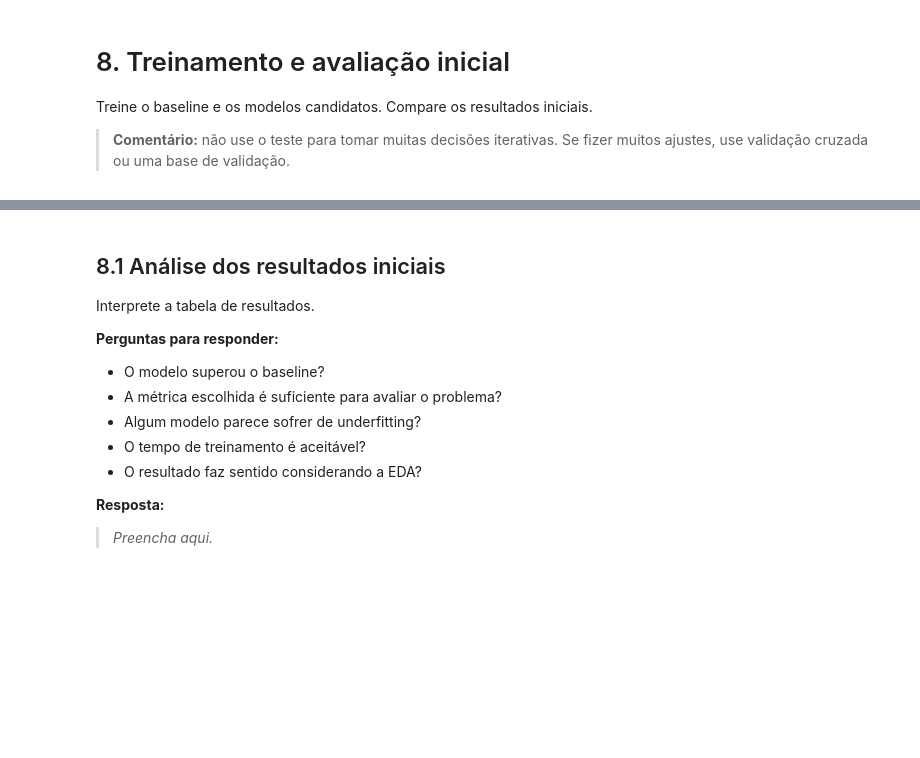
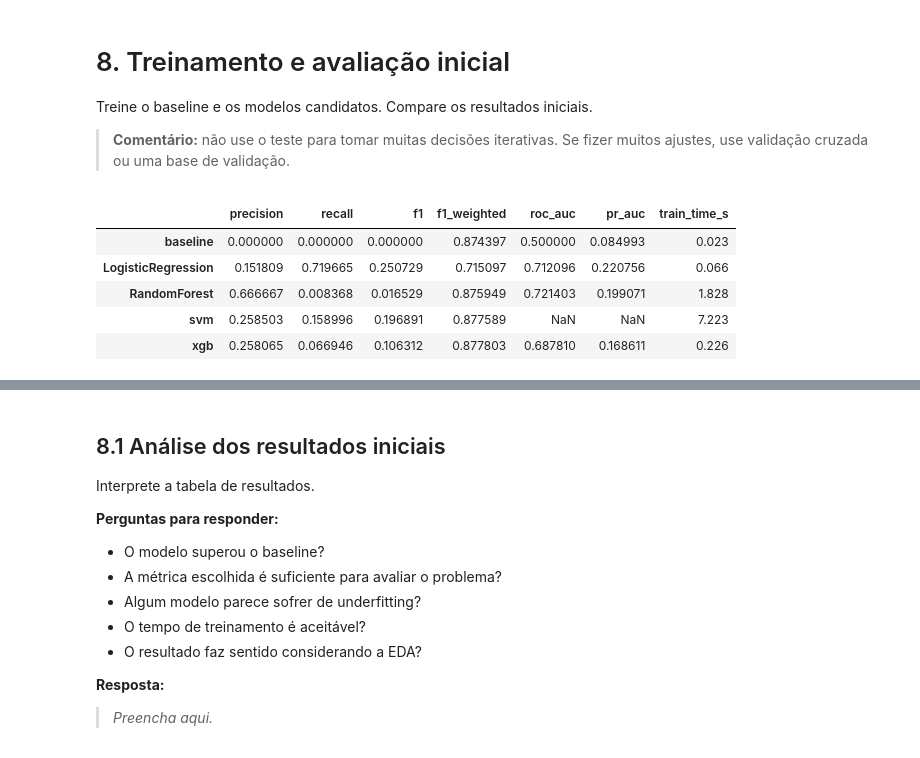
Before and after one commit to marcelastein/MVP-Classificacao_conflitos_militares, a Jupyter notebook: MVP_ML_Classificacao_de_conflitos.ipynb, the cells around one changed output, grey strips where cells are left out. Drawn from its saved outputs; the diff is of its cells as text; code cells hidden in the pictures; blank space fills up the shorter version.

```diff
--- a/MVP_ML_Classificacao_de_conflitos.ipynb
+++ b/MVP_ML_Classificacao_de_conflitos.ipynb
@@ -870,22 +1001,40 @@ Comece com uma solução simples para estabelecer referência.
 # %%
 # === Definição de baseline e modelos candidatos ===
 
-if PROBLEM_TYPE == "classificacao":
+scale_pos_weight = (
+    y_train.value_counts()[0] /
+    y_train.value_counts()[1]
+)
+
+if PROBLEM_TYPE == "classificacao_com_relacao_tempo":
     baseline = Pipeline(steps=[
-        ("preprocess", preprocess),
+        ("preprocess", preprocess_2),
         ("model", DummyClassifier(strategy="most_frequent", random_state=SEED))
     ])
 
     candidates = {
         "LogisticRegression": Pipeline(steps=[
             ("preprocess", preprocess),
-            ("model", LogisticRegression(max_iter=500, random_state=SEED))
+            ("model", LogisticRegression(class_weight="balanced",max_iter=2000, random_state=SEED))
         ]),
+
         "RandomForest": Pipeline(steps=[
             ("preprocess", preprocess),
-            ("model", RandomForestClassifier(random_state=SEED))
-        ])
+            ("model", RandomForestClassifier(class_weight="balanced",random_state=SEED))
+        ]),
+
+       "svm": Pipeline(steps=[
+            ("preprocess", preprocess),
+            ("model",SVC(class_weight="balanced",random_state=SEED))
+      ]),
+
+       "xgb": Pipeline(steps=[
+            ("preprocess", preprocess_2),
+            ("model",XGBClassifier(scale_pos_weight=scale_pos_weight,random_state=SEED,
+         eval_metric="logloss"))
+      ])
     }
+
 
 elif PROBLEM_TYPE == "regressao":
     baseline = Pipeline(steps=[
@@ -926,4 +1075,5 @@ else:
     raise ValueError("PROBLEM_TYPE inválido.")
 
 print("Modelos candidatos:", list(candidates.keys()))
+candidates.items().dict_items()
 # %% [output]
@@ -951,14 +1102,14 @@ Treine o baseline e os modelos candidatos. Compare os resultados iniciais.
 results = {}
 trained_models = {}
 
-if PROBLEM_TYPE in ["classificacao", "regressao"]:
+if PROBLEM_TYPE in ["classificacao", "regressao","classificacao_com_relacao_tempo"]:
     # Baseline
     t0 = time.time()
     baseline.fit(X_train, y_train)
     train_time = time.time() - t0
 
     y_pred = baseline.predict(X_test)
-    if PROBLEM_TYPE == "classificacao":
+    if PROBLEM_TYPE == "classificacao" or "classificacao_com_relacao_tempo":
         proba = baseline.predict_proba(X_test) if hasattr(baseline, "predict_proba") else None
         results["baseline"] = evaluate_classification(y_test, y_pred, proba)
     else:
@@ -971,31 +1122,38 @@ if PROBLEM_TYPE in ["classificacao", "regressao"]:
         t0 = time.time()
         model.fit(X_train, y_train)
         train_time = time.time() - t0
 
         y_pred = model.predict(X_test)
-        if PROBLEM_TYPE == "classificacao":
+        if PROBLEM_TYPE == "classificacao" or "classificacao_com_relacao_tempo":
             proba = model.predict_proba(X_test) if hasattr(model, "predict_proba") else None
             results[name] = evaluate_classification(y_test, y_pred, proba)
         else:
             results[name] = evaluate_regression(y_test, y_pred)
 
         results[name]["train_time_s"] = round(train_time, 3)
         trained_models[name] = model
 
 elif PROBLEM_TYPE == "clusterizacao":
     for name, model in candidates.items():
         t0 = time.time()
         model.fit(X_train)
         train_time = time.time() - t0
         labels = model.predict(X_test)
         X_test_transformed = model.named_steps["preprocess"].transform(X_test)
         results[name] = {
             "silhouette": silhouette_score(X_test_transformed, labels),
             "train_time_s": round(train_time, 3)
         }
         trained_models[name] = model
 
 elif PROBLEM_TYPE == "serie_temporal":
     print("Implemente baseline temporal e modelos candidatos específicos para forecasting.")
 
 show_results_table(results)
+# %% [output]
+|  | precision | recall | f1 | f1_weighted | roc_auc | pr_auc | train_time_s |
+| baseline | 0.000000 | 0.000000 | 0.000000 | 0.874397 | 0.500000 | 0.084993 | 0.023 |
+| LogisticRegression | 0.151809 | 0.719665 | 0.250729 | 0.715097 | 0.712096 | 0.220756 | 0.066 |
+| RandomForest | 0.666667 | 0.008368 | 0.016529 | 0.875949 | 0.721403 | 0.199071 | 1.828 |
+| svm | 0.258503 | 0.158996 | 0.196891 | 0.877589 | NaN | NaN | 7.223 |
+| xgb | 0.258065 | 0.066946 | 0.106312 | 0.877803 | 0.687810 | 0.168611 | 0.226 |
```
Also changed, not shown: parts of 16 cells of this notebook.
